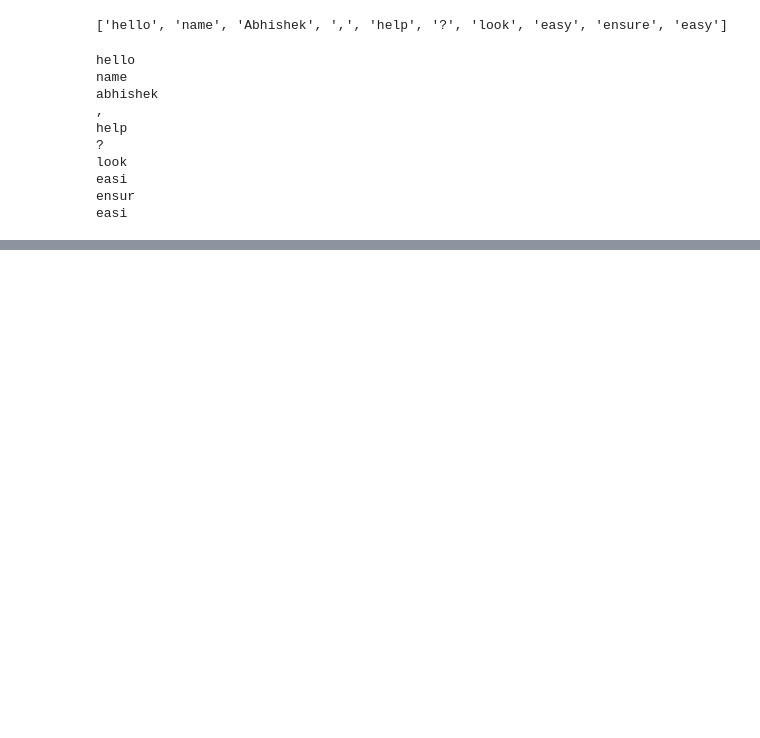
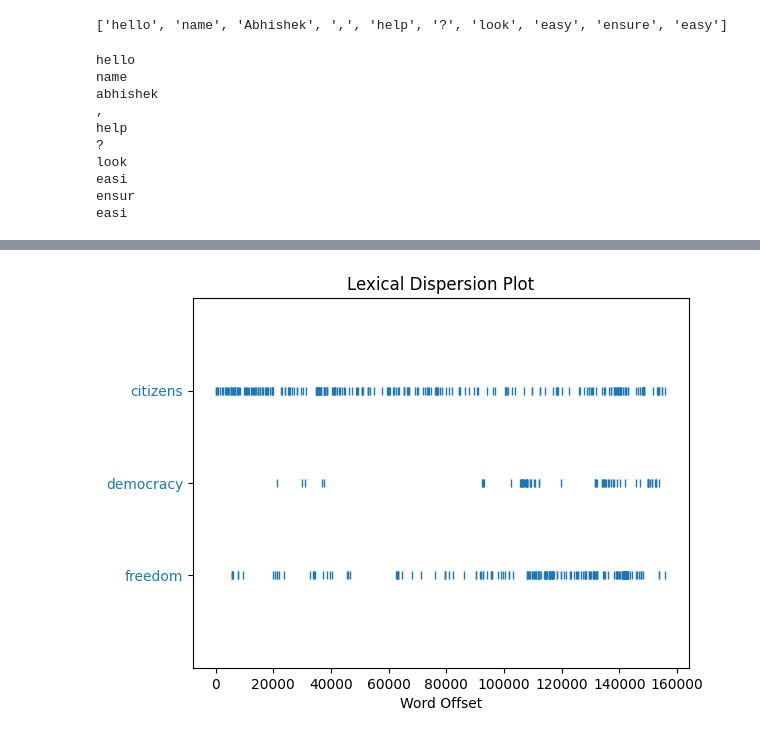
Before and after one commit to bunny-ml/practice_repo, a Jupyter notebook: 02_nltk.ipynb, the cells around one changed output, grey strips where cells are left out. Drawn from its saved outputs; the diff is of its cells as text; code cells hidden in the pictures; blank space fills up the shorter version.

```diff
--- a/02_nltk.ipynb
+++ b/02_nltk.ipynb
@@ -97,0 +212,4 @@ tokenized = coustom_sent_tokenizer.tokenize(sample_text)
+# %%
+text4.dispersion_plot(['citizens', 'democracy', 'freedom'])
+# %% [output]
+[figure, added]
```
Also changed, not shown: parts of 14 cells of this notebook.
